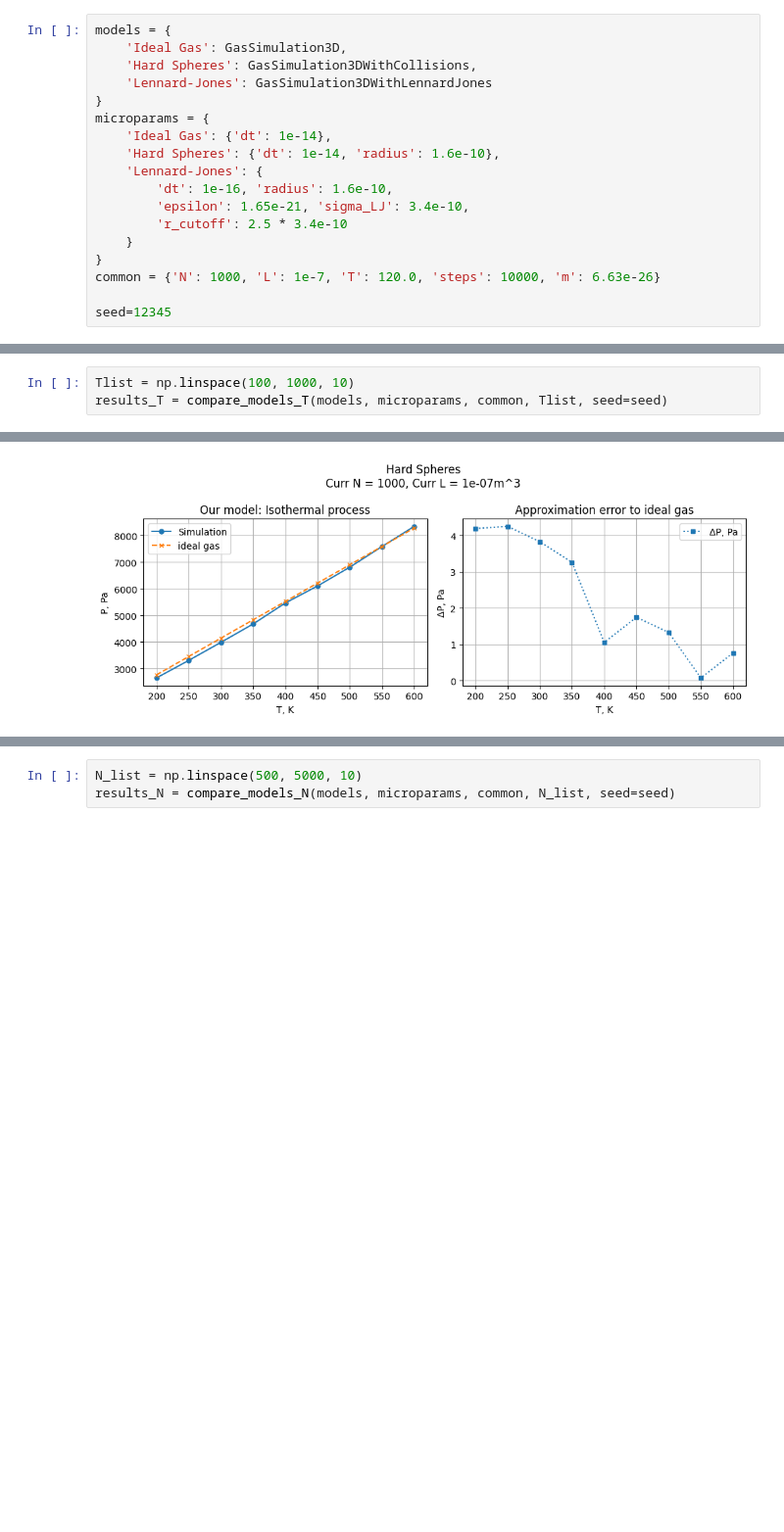
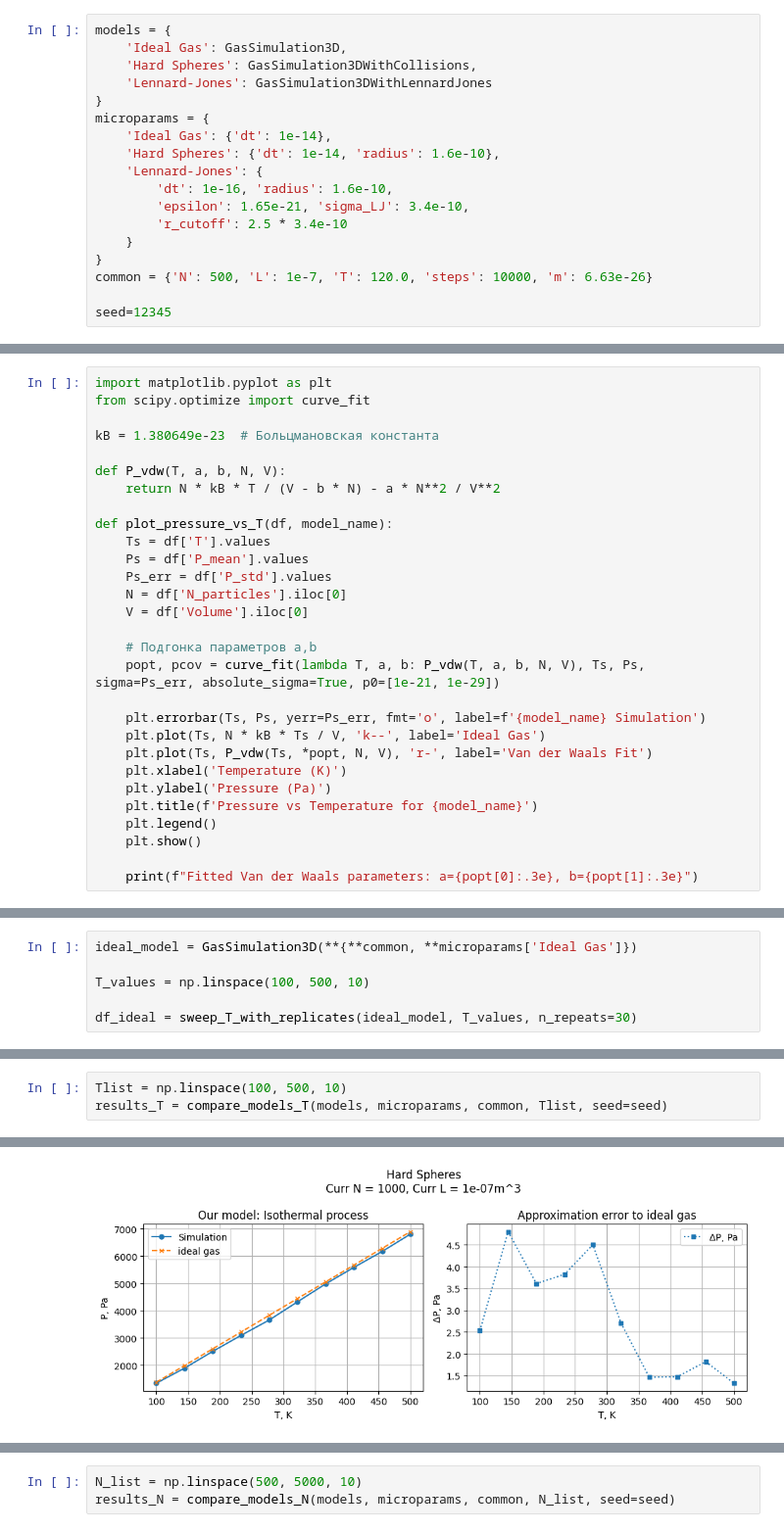
Before and after one commit to KKOKKOMO/Van-der-Waals-equation, a Jupyter notebook: compare_nootebok.ipynb, the cells around one changed output, grey strips where cells are left out. Shown at 98% size. Drawn from its saved outputs; the diff is of its cells as text; blank space fills up the shorter version.

```diff
--- a/compare_nootebok.ipynb
+++ b/compare_nootebok.ipynb
@@ -20,6 +22,6 @@ microparams = {
         'r_cutoff': 2.5 * 3.4e-10
     }
 }
-common = {'N': 1000, 'L': 1e-7, 'T': 120.0, 'steps': 10000, 'm': 6.63e-26}
+common = {'N': 500, 'L': 1e-7, 'T': 120.0, 'steps': 10000, 'm': 6.63e-26}
 
 seed=12345
@@ -25,0 +79,29 @@ seed=12345
+# %%
+import matplotlib.pyplot as plt
+from scipy.optimize import curve_fit
+
+kB = 1.380649e-23  # Больцмановская константа
+
+def P_vdw(T, a, b, N, V):
+    return N * kB * T / (V - b * N) - a * N**2 / V**2
+
+def plot_pressure_vs_T(df, model_name):
+    Ts = df['T'].values
+    Ps = df['P_mean'].values
+    Ps_err = df['P_std'].values
+    N = df['N_particles'].iloc[0]
+    V = df['Volume'].iloc[0]
+
+    # Подгонка параметров a,b
+    popt, pcov = curve_fit(lambda T, a, b: P_vdw(T, a, b, N, V), Ts, Ps, sigma=Ps_err, absolute_sigma=True, p0=[1e-21, 1e-29])
+
+    plt.errorbar(Ts, Ps, yerr=Ps_err, fmt='o', label=f'{model_name} Simulation')
+    plt.plot(Ts, N * kB * Ts / V, 'k--', label='Ideal Gas')
+    plt.plot(Ts, P_vdw(Ts, *popt, N, V), 'r-', label='Van der Waals Fit')
+    plt.xlabel('Temperature (K)')
+    plt.ylabel('Pressure (Pa)')
+    plt.title(f'Pressure vs Temperature for {model_name}')
+    plt.legend()
+    plt.show()
+
+    print(f"Fitted Van der Waals parameters: a={popt[0]:.3e}, b={popt[1]:.3e}")
@@ -25,0 +142,6 @@ seed=12345
+# %%
+ideal_model = GasSimulation3D(**{**common, **microparams['Ideal Gas']})
+
+T_values = np.linspace(100, 500, 10)
+
+df_ideal = sweep_T_with_replicates(ideal_model, T_values, n_repeats=30)
@@ -26,4 +354,4 @@ seed=12345
 # %%
-Tlist = np.linspace(100, 1000, 10)
+Tlist = np.linspace(100, 500, 10)
 results_T = compare_models_T(models, microparams, common, Tlist, seed=seed)
 # %% [output]
@@ -31 +359 @@ results_T = compare_models_T(models, microparams, common, Tlist, seed=seed)
-[figure, old version]
+[figure, new version]
```
Also changed, not shown: parts of 8 cells of this notebook, 11 other files.
